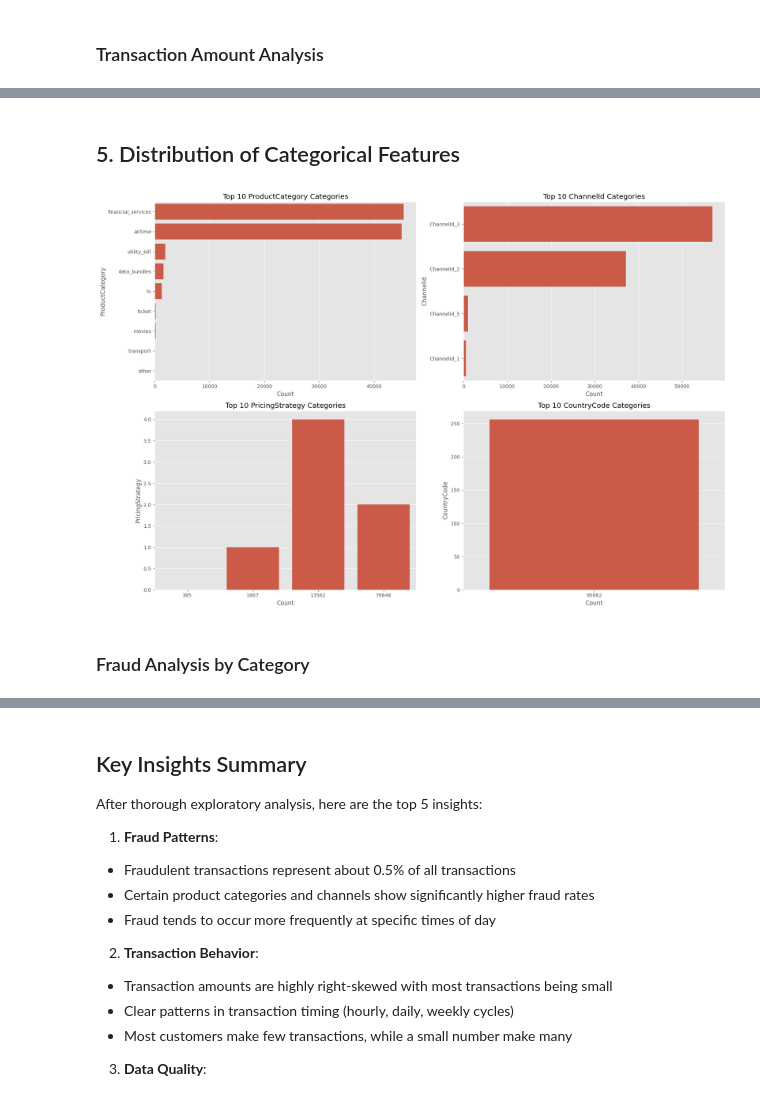
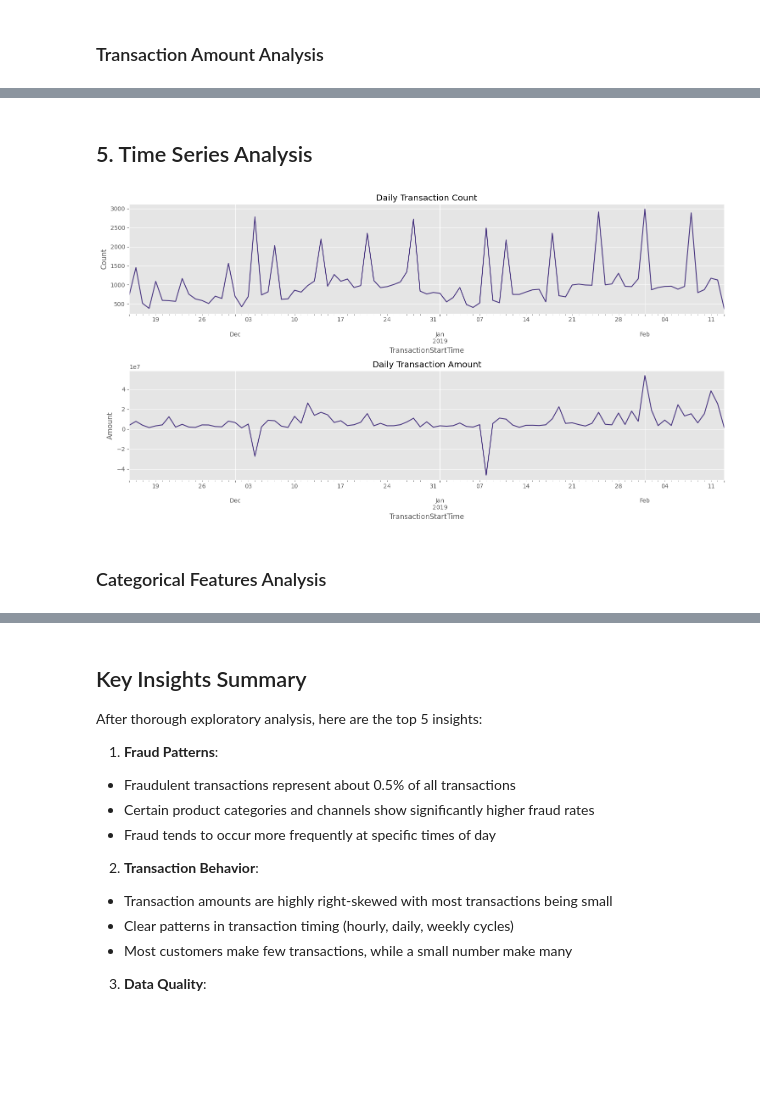
Before and after one commit to yokidans/credit-risk-model, a Jupyter notebook: notebooks/1.0-eda.ipynb, the cells around one changed output, grey strips where cells are left out. Drawn from its saved outputs; the diff is of its cells as text; code cells hidden in the pictures; blank space fills up the shorter version.

```diff
--- a/notebooks/1.0-eda.ipynb
+++ b/notebooks/1.0-eda.ipynb
@@ -188,21 +229,34 @@ Name: Amount, dtype: float64
+# %% [markdown]
+## 5. Time Series Analysis
+# %%
+# Daily Transaction Patterns
+daily_trans = df.set_index('TransactionStartTime').resample('D').size()
+daily_amount = df.set_index('TransactionStartTime').resample('D')['Amount'].sum()
+
+plt.figure(figsize=(15, 8))
+plt.subplot(2, 1, 1)
+daily_trans.plot()
+plt.title('Daily Transaction Count')
+plt.ylabel('Count')
+
+plt.subplot(2, 1, 2)
+daily_amount.plot()
+plt.title('Daily Transaction Amount')
+plt.ylabel('Amount')
+
+plt.tight_layout()
+plt.show()
+
+# Hourly Fraud Patterns
+df['hour'] = df['TransactionStartTime'].dt.hour
+hourly_fraud = df.groupby(['hour', 'FraudResult']).size().unstack()
+
+fig = px.line(hourly_fraud, x=hourly_fraud.index, y=hourly_fraud.columns,
+              title='Hourly Transaction Count by Fraud Status',
+              labels={'value': 'Count', 'hour': 'Hour of Day', 'variable': 'Fraud Result'})
+fig.update_layout(hovermode='x unified')
+fig.show()
+# %% [output]
+[figure, added]
 # %% [markdown]
-## 5. Distribution of Categorical Features
+### Categorical Features Analysis
-# %%
-# Select categorical features of interest
-cat_features = ['ProductCategory', 'ChannelId', 'PricingStrategy', 'CountryCode']
-
-# Plot distributions
-plt.figure(figsize=(18, 12))
-for i, col in enumerate(cat_features, 1):
-    plt.subplot(2, 2, i)
-    top_cats = df[col].value_counts().nlargest(10)
-    sns.barplot(x=top_cats.values, y=top_cats.index)
-    plt.title(f'Top 10 {col} Categories')
-    plt.xlabel('Count')
-
-plt.tight_layout()
-plt.show()
-# %% [output]
-[figure, removed]
-# %% [markdown]
-### Fraud Analysis by Category
```
Also changed, not shown: parts of 32 cells of this notebook.
